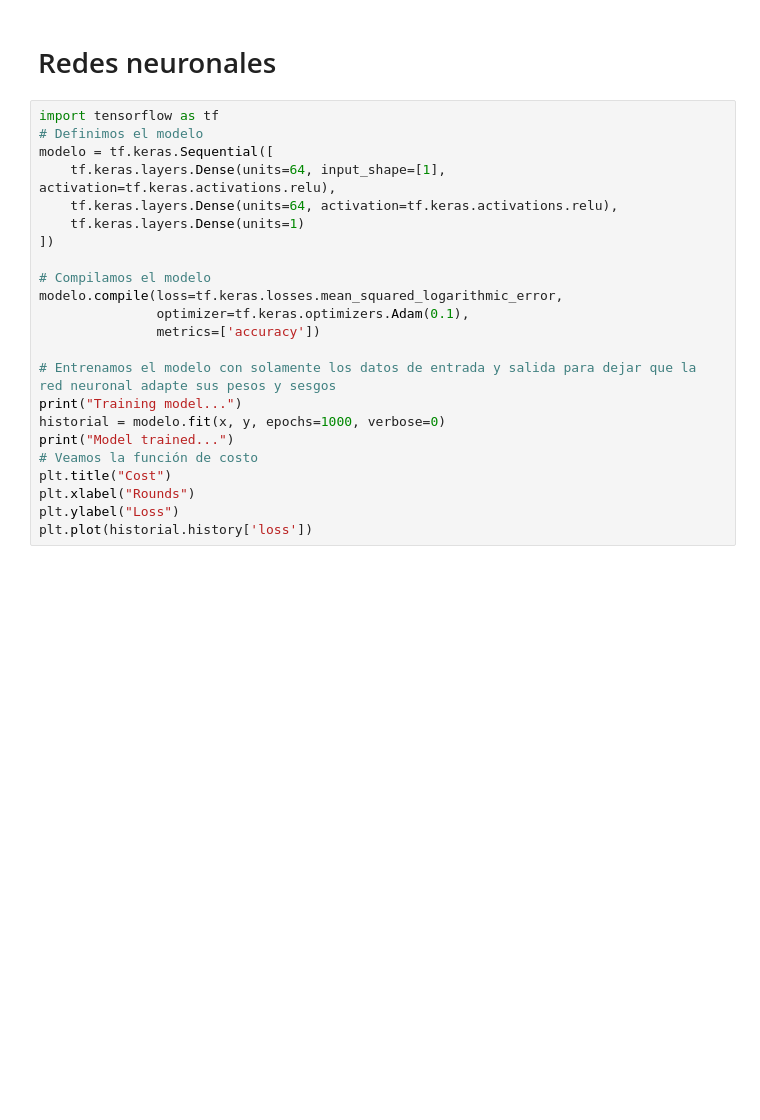
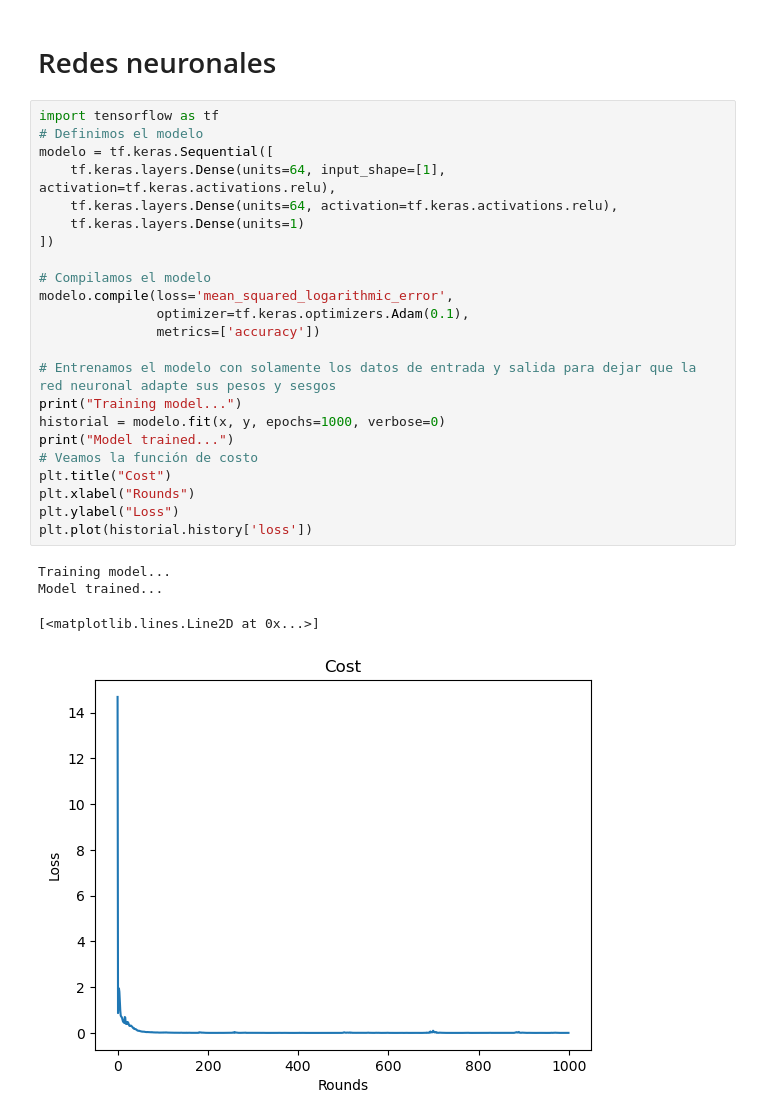
Before and after one commit to leoliscanoa/redes-neuronales, a Jupyter notebook: 00004 - red-neuronal-parabola.ipynb, the cells around one changed output. Cells and saved outputs as stored; diff of their text form; blank space fills up the shorter version.

```diff
--- a/00004 - red-neuronal-parabola.ipynb
+++ b/00004 - red-neuronal-parabola.ipynb
@@ -31,26 +33,31 @@ ax.grid(True)
 # %%
 import tensorflow as tf
 # Definimos el modelo
 modelo = tf.keras.Sequential([
     tf.keras.layers.Dense(units=64, input_shape=[1], activation=tf.keras.activations.relu),
     tf.keras.layers.Dense(units=64, activation=tf.keras.activations.relu),
     tf.keras.layers.Dense(units=1)
 ])
 
 # Compilamos el modelo
-modelo.compile(loss=tf.keras.losses.mean_squared_logarithmic_error,
+modelo.compile(loss='mean_squared_logarithmic_error',
                optimizer=tf.keras.optimizers.Adam(0.1),
                metrics=['accuracy'])
 
 # Entrenamos el modelo con solamente los datos de entrada y salida para dejar que la red neuronal adapte sus pesos y sesgos
 print("Training model...")
 historial = modelo.fit(x, y, epochs=1000, verbose=0)
 print("Model trained...")
 # Veamos la función de costo
 plt.title("Cost")
 plt.xlabel("Rounds")
 plt.ylabel("Loss")
 plt.plot(historial.history['loss'])
+# %% [output]
+Training model...
+Model trained...
+[<matplotlib.lines.Line2D at 0x...>]
+[figure, added]
 # %%
 # Validemos la predicción del modelo para el rango de valores de x
 print("Predicting values")
```
Also changed, not shown: parts of 2 cells of this notebook, 1 other file.
